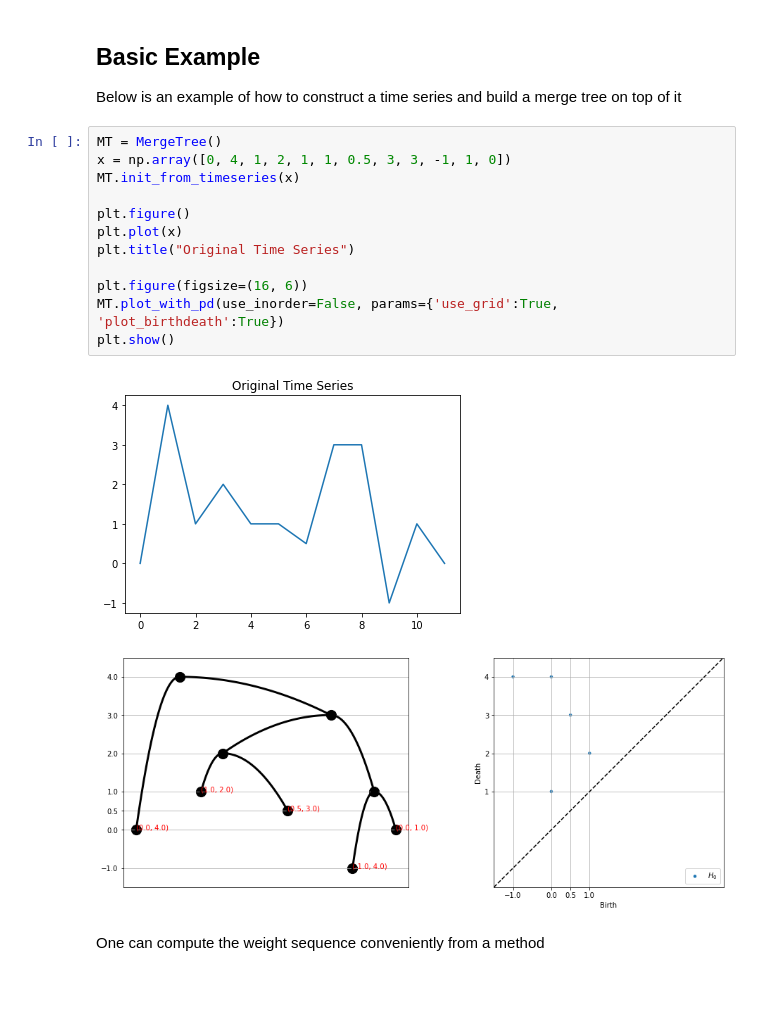
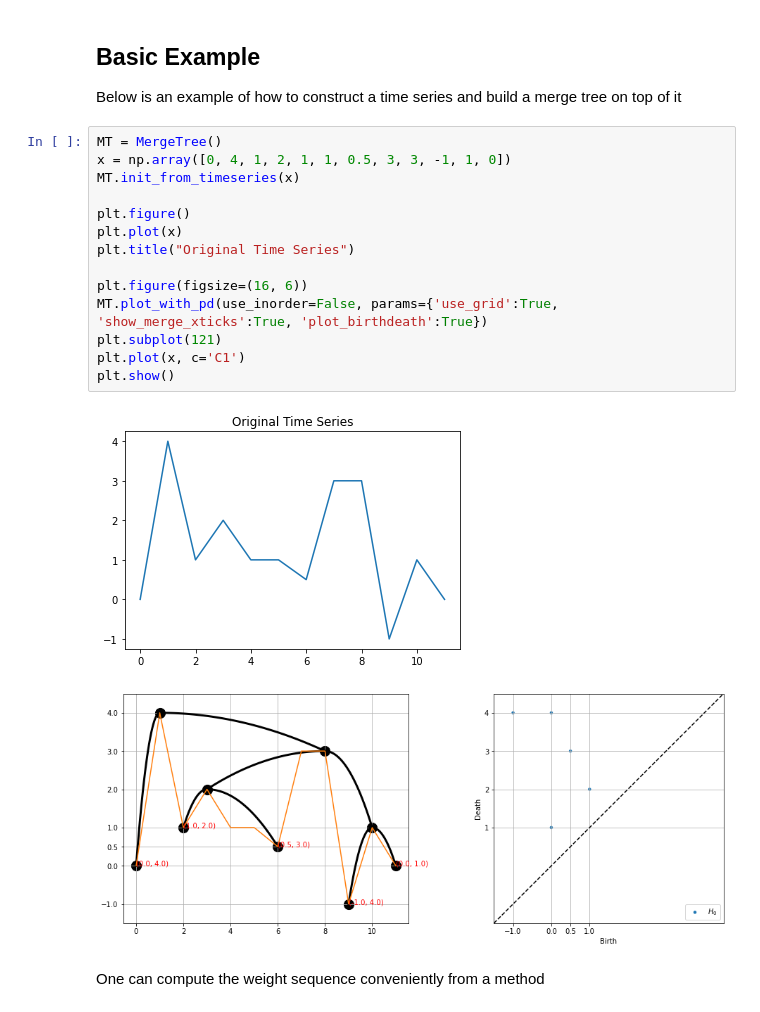
Before and after one commit to UrsinusREU2022MergeTrees/MergeTrees, a Jupyter notebook: notebooks/MergeTreeBasics.ipynb, the cells around one changed output. Cells and saved outputs as stored; diff of their text form.

```diff
--- a/notebooks/MergeTreeBasics.ipynb
+++ b/notebooks/MergeTreeBasics.ipynb
@@ -13,18 +13,20 @@ Below is an example of how to construct a time series and build a merge tree on
 # %%
 MT = MergeTree()
 x = np.array([0, 4, 1, 2, 1, 1, 0.5, 3, 3, -1, 1, 0])
 MT.init_from_timeseries(x)
 
 plt.figure()
 plt.plot(x)
 plt.title("Original Time Series")
 
 plt.figure(figsize=(16, 6))
-MT.plot_with_pd(use_inorder=False, params={'use_grid':True, 'plot_birthdeath':True})
+MT.plot_with_pd(use_inorder=False, params={'use_grid':True, 'show_merge_xticks':True, 'plot_birthdeath':True})
+plt.subplot(121)
+plt.plot(x, c='C1')
 plt.show()
 # %% [output]
 [figure]
-[figure, old version]
+[figure, new version]
 # %% [markdown]
 One can compute the weight sequence conveniently from a method
 # %%
```
Also changed, not shown: parts of 5 cells of this notebook, 1 other file.
